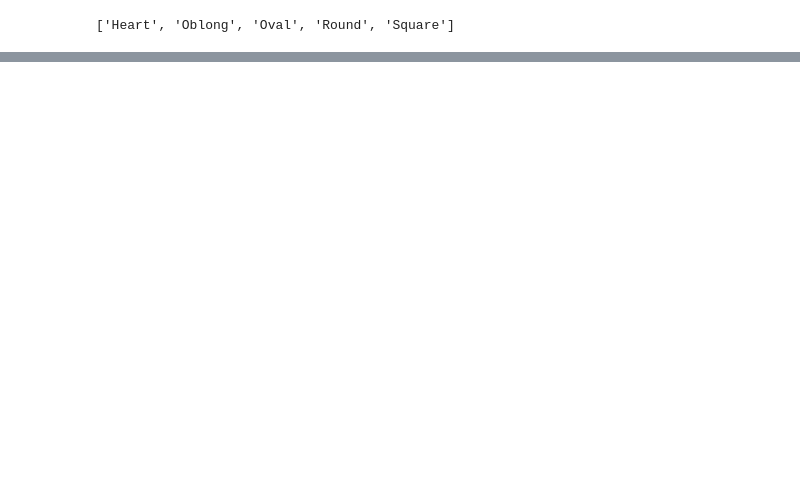
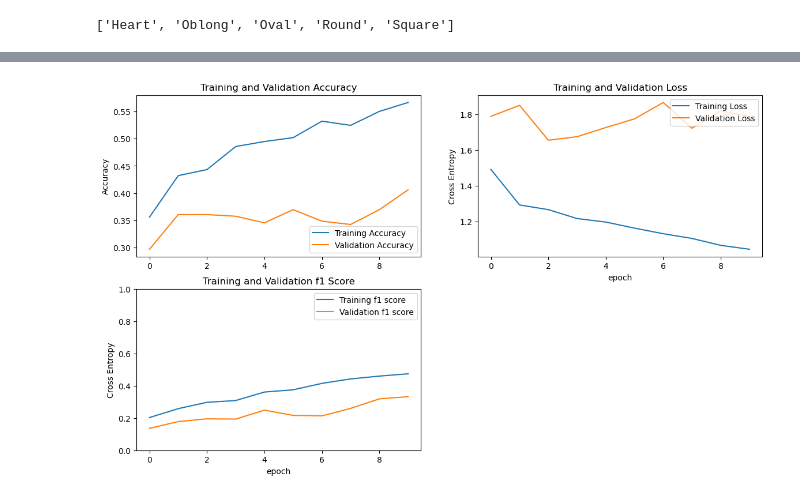
Before and after one commit to maurlco/FaceShape_classifier, a Jupyter notebook: 01_MobileNet_classifier.ipynb, the cells around one changed output, grey strips where cells are left out. Saved outputs shown, nothing was run; the diff lists cells and outputs as text; code cells hidden in the pictures; blank space fills up the shorter version.

Commit message:
Trained MobileNetV2 model (1stround) and saved weights - val accuracy 0.34

```diff
--- a/01_MobileNet_classifier.ipynb
+++ b/01_MobileNet_classifier.ipynb
@@ -104,0 +274,4 @@ NameError: name 'val_dataset' is not defined
+# %%
+initial_epochs = 10
+
+loss, accuracy, f1_m0 = model.evaluate(val_dataset)
@@ -104,0 +292,6 @@ NameError: name 'val_dataset' is not defined
+# %%
+checkpointer_init = ModelCheckpoint(filepath='model2.hdf5', monitor='val_accuracy',verbose=1, save_best_only=True)
+history_init = model.fit(train_dataset,
+                    epochs=initial_epochs,
+                    validation_data=val_dataset,
+                    callbacks = [checkpointer_init])
@@ -104,0 +316,41 @@ NameError: name 'val_dataset' is not defined
+# %%
+acc = history_init.history['accuracy']
+val_acc = history_init.history['val_accuracy']
+
+loss = history_init.history['loss']
+val_loss = history_init.history['val_loss']
+
+f1_m = history_init.history['f1_m']
+val_f1_m = history_init.history['val_f1_m']
+# %%
+plt.figure(figsize=(14, 8))
+plt.subplot(2, 2, 1)
+plt.plot(acc, label='Training Accuracy')
+plt.plot(val_acc, label='Validation Accuracy')
+plt.legend(loc='lower right')
+plt.ylabel('Accuracy')
+# plt.ylim([min(plt.ylim()),1])
+plt.title('Training and Validation Accuracy')
+
+plt.subplot(2, 2, 2)
+plt.plot(loss, label='Training Loss')
+plt.plot(val_loss, label='Validation Loss')
+plt.legend(loc='upper right')
+plt.ylabel('Cross Entropy')
+# plt.ylim([0,1.0])
+plt.title('Training and Validation Loss')
+plt.xlabel('epoch')
+
+plt.subplot(2, 2, 3)
+plt.plot(f1_m, label='Training f1 score')
+plt.plot(val_f1_m, label='Validation f1 score')
+plt.legend(loc='upper right')
+plt.ylabel('Cross Entropy')
+plt.ylim([0,1])
+# plt.ylim([0,1.0])
+plt.title('Training and Validation f1 Score')
+plt.xlabel('epoch')
+
+plt.show()
+# %% [output]
+[figure, added]
```
Also changed, not shown: parts of 41 cells of this notebook, 4 other files.
